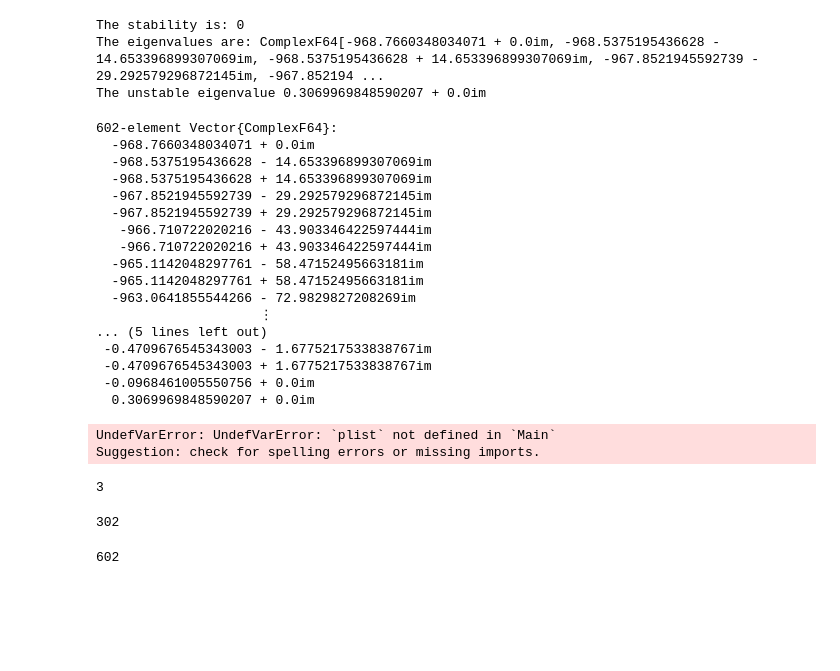
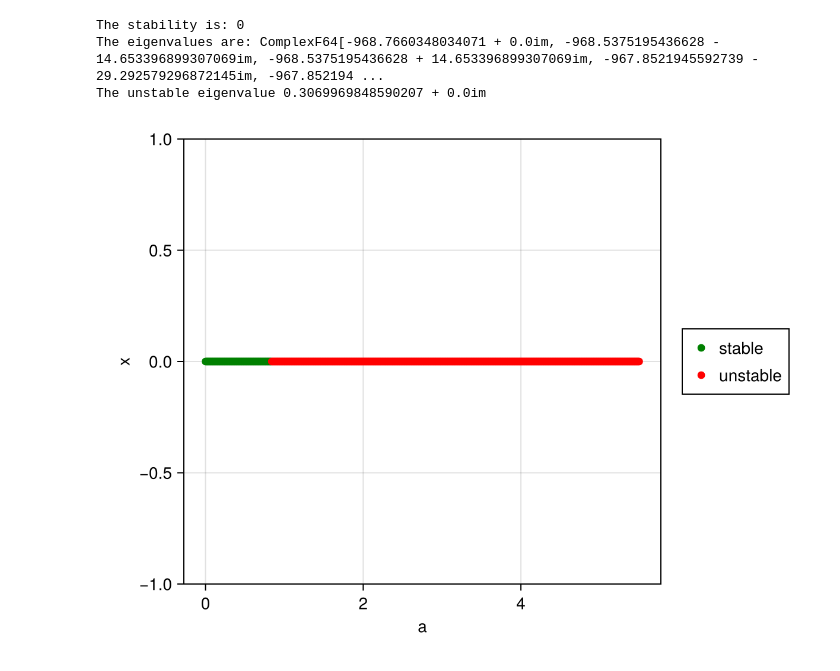
Before and after one commit to EvaSJ25/DDE-internship-code, a Jupyter notebook: Neuron_example.ipynb, the cells around one changed output. Saved outputs shown, nothing was run; the diff lists cells and outputs as text; code cells hidden in the pictures; blank space fills up the shorter version.

```diff
--- a/Neuron_example.ipynb
+++ b/Neuron_example.ipynb
@@ -53,68 +53,37 @@ The stability is: 0
 The eigenvalues are: ComplexF64[-968.7660348034071 + 0.0im, -968.5375195436628 - 14.653396899307069im, -968.5375195436628 + 14.653396899307069im, -967.8521945592739 - 29.292579296872145im, -967.852194 ...
 The unstable eigenvalue 0.3069969848590207 + 0.0im
 # %%
-eigvalsi
+#eigvalsi
-# %% [output]
-602-element Vector{ComplexF64}:
-  -968.7660348034071 + 0.0im
-  -968.5375195436628 - 14.653396899307069im
-  -968.5375195436628 + 14.653396899307069im
-  -967.8521945592739 - 29.292579296872145im
-  -967.8521945592739 + 29.292579296872145im
-   -966.710722020216 - 43.903346422597444im
-   -966.710722020216 + 43.903346422597444im
-  -965.1142048297761 - 58.47152495663181im
-  -965.1142048297761 + 58.47152495663181im
-  -963.0641855544266 - 72.9829827208269im
-                     ⋮
-... (5 lines left out)
- -0.4709676545343003 - 1.6775217533838767im
- -0.4709676545343003 + 1.6775217533838767im
- -0.0968461005550756 + 0.0im
-  0.3069969848590207 + 0.0im
 # %%
 y02,feq2=F_eq(neuronfunc,[0.0,0],[k,beta,a12,0,tau1,tau2,taus], nd, par_indx=4)
 alist1,ytan1=track_curve_new(feq2,y02,[0.0,0,1],nmax=550)
 
 xmat1=hcat([u[1] for u in alist1],[u[2] for u in alist1])
 xlist1=[xmat1[i,:] for i in 1:size(xmat1,1)]
 
 plist1=[u[3] for u in alist1]
 
 m=100 #number of discretised steps
 n=2 #number of states (x1,x2)
 neq=length(plist1) #number of equilibrium points we're finding the stability of
 stab=fill(NaN,neq)
 #eigvals1=fill(ComplexF64[],neq,n*(1+m*nd))
 eigvals1=[fill(0.0+0.0*im,n*(1+nd*m)) for _ in 1:neq]
 
 for i in 1:neq
     #stab[i],eigvals1[i],=stab_func(neuronfunc,neurontau,x0,[p0],[k,beta,a12,a21,tau1,tau2,taus],[4],nd,doprint=1,m=m)
-    stab[i],eigvals1[i],=stab_func(neuronfunc,neurontau,xlist1[i],[plist[i]],[k,beta,a12,a21,tau1,tau2,taus],[4],nd,doprint=1,m=m)
+    stab[i],eigvals1[i],=stab_func(neuronfunc,neurontau,xlist1[i],[plist1[i]],[k,beta,a12,a21,tau1,tau2,taus],[4],nd,doprint=1,m=m)
 
 end
 
 stable=(stab.==1.0)
 unstable=(stab.==0.0)
 
 fig2=Figure()
 ax2=Axis(fig2[1,1],xlabel="a",ylabel="x")
 scatter!(ax2,plist1[stable],[u[1] for u in xlist1[stable]],label="stable",color="green")
 scatter!(ax2,plist1[unstable],[u[1] for u in xlist1[unstable]],label="unstable",color="red")
 Legend(fig2[1,2], ax2, merge=true)
 fig2
 # %% [output]
-UndefVarError: UndefVarError: `plist` not defined in `Main`
-Suggestion: check for spelling errors or missing imports.
+[figure, added]
-# %%
-nd
-# %% [output]
-3
-# %%
-m*nd+n
-# %% [output]
-302
-# %%
-n*(1+nd*m)
-# %% [output]
-602
```
Also changed, not shown: parts of 2 cells of this notebook.
